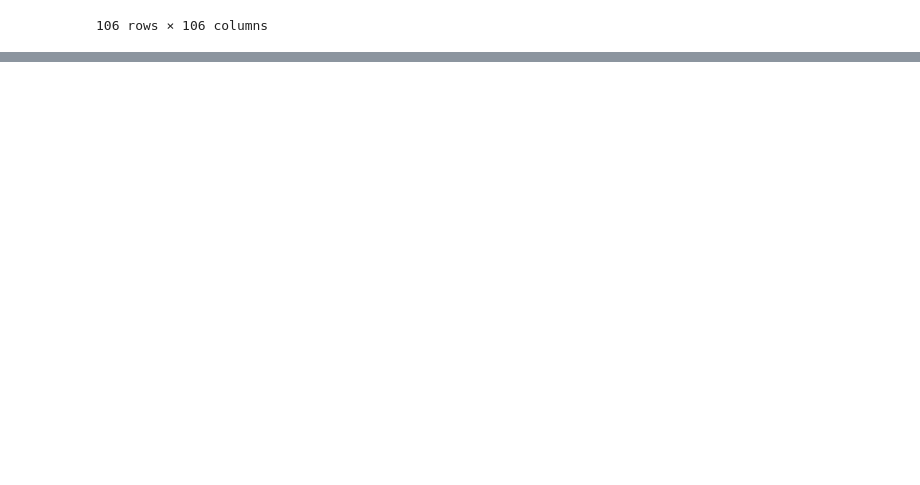
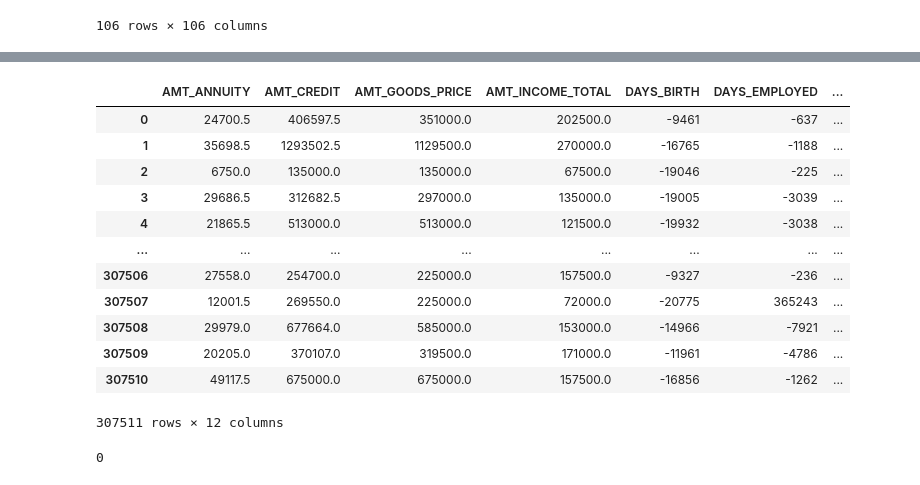
Before and after one commit to Anghelo-Salirrosas/CreditCardFraudProject, a Jupyter notebook: notebooks/1.DataPreparation.ipynb, the cells around one changed output, grey strips where cells are left out. Drawn from its saved outputs; the diff is of its cells as text; code cells hidden in the pictures; blank space fills up the shorter version.

Commit message:
Handling missing data

```diff
--- a/notebooks/1.DataPreparation.ipynb
+++ b/notebooks/1.DataPreparation.ipynb
@@ -119,4 +109,11 @@ Name: TARGET, Length: 106, dtype: float64
 We're going to discard columns with a lot of missing values
 # %%
+## First we discard irrelevants columns with more than 30% missing values, tha majority are in this range
 discards = original_data.columns[44:90].to_list()
-discards
+discards.append('OWN_CAR_AGE')
+
+## Second we discard columns with categorial data with too many categories
+discards.append('ORGANIZATION_TYPE')
+
+## Third we discard identifier columns
+discards.append('SK_ID_CURR')
@@ -157,0 +239,3 @@ selected_features
+# %%
+num_mode =selected_features.select_dtypes(include=[np.number]).nunique()[selected_features.select_dtypes(include=[np.number]).nunique()<=100].index.tolist()
+num_mean =selected_features.select_dtypes(include=[np.number]).nunique()[selected_features.select_dtypes(include=[np.number]).nunique()>100].index.tolist()
@@ -157,0 +266,19 @@ selected_features
+# %%
+imputer = SimpleImputer(strategy='most_frequent')
+selected_features.loc[:, num_mode] = imputer.fit_transform(selected_features[num_mode])
+# %%
+selected_features[num_mean]
+# %% [output]
+|  | AMT_ANNUITY | AMT_CREDIT | AMT_GOODS_PRICE | AMT_INCOME_TOTAL | DAYS_BIRTH | DAYS_EMPLOYED | ... |
+| 0 | 24700.5 | 406597.5 | 351000.0 | 202500.0 | -9461 | -637 | ... |
+| 1 | 35698.5 | 1293502.5 | 1129500.0 | 270000.0 | -16765 | -1188 | ... |
+| 2 | 6750.0 | 135000.0 | 135000.0 | 67500.0 | -19046 | -225 | ... |
+| 3 | 29686.5 | 312682.5 | 297000.0 | 135000.0 | -19005 | -3039 | ... |
+| 4 | 21865.5 | 513000.0 | 513000.0 | 121500.0 | -19932 | -3038 | ... |
+| ... | ... | ... | ... | ... | ... | ... | ... |
+| 307506 | 27558.0 | 254700.0 | 225000.0 | 157500.0 | -9327 | -236 | ... |
+| 307507 | 12001.5 | 269550.0 | 225000.0 | 72000.0 | -20775 | 365243 | ... |
+| 307508 | 29979.0 | 677664.0 | 585000.0 | 153000.0 | -14966 | -7921 | ... |
+| 307509 | 20205.0 | 370107.0 | 319500.0 | 171000.0 | -11961 | -4786 | ... |
+| 307510 | 49117.5 | 675000.0 | 675000.0 | 157500.0 | -16856 | -1262 | ... |
+307511 rows × 12 columns
@@ -157,0 +288,4 @@ selected_features
+# %%
+selected_features.select_dtypes(include=[np.number]).isnull().sum().sum()
+# %% [output]
+0
```
Also changed, not shown: parts of 37 cells of this notebook, 1 other file.
